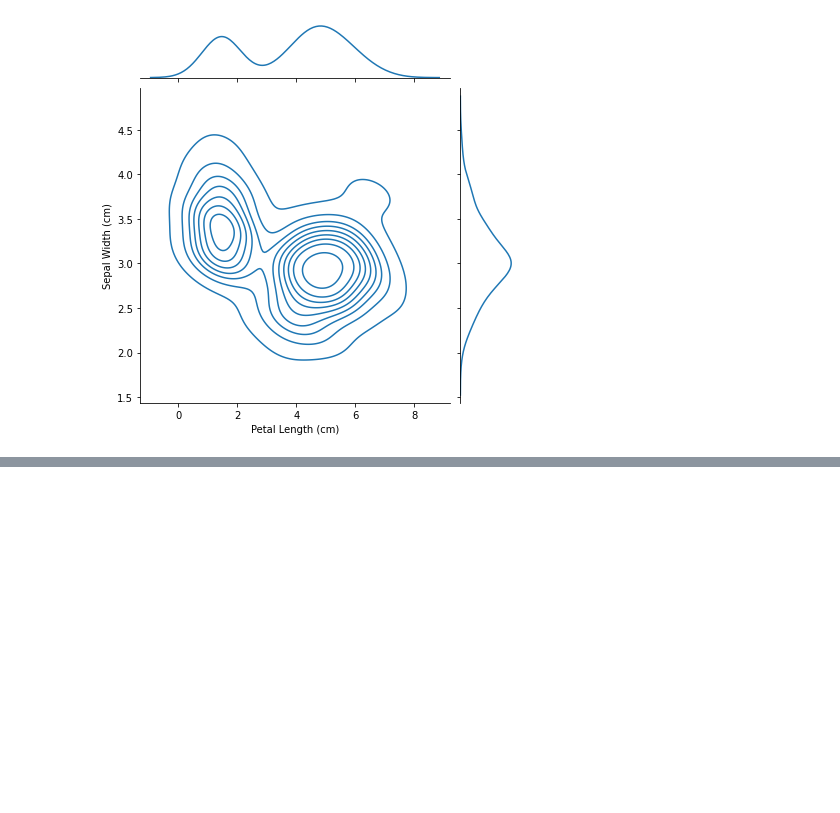
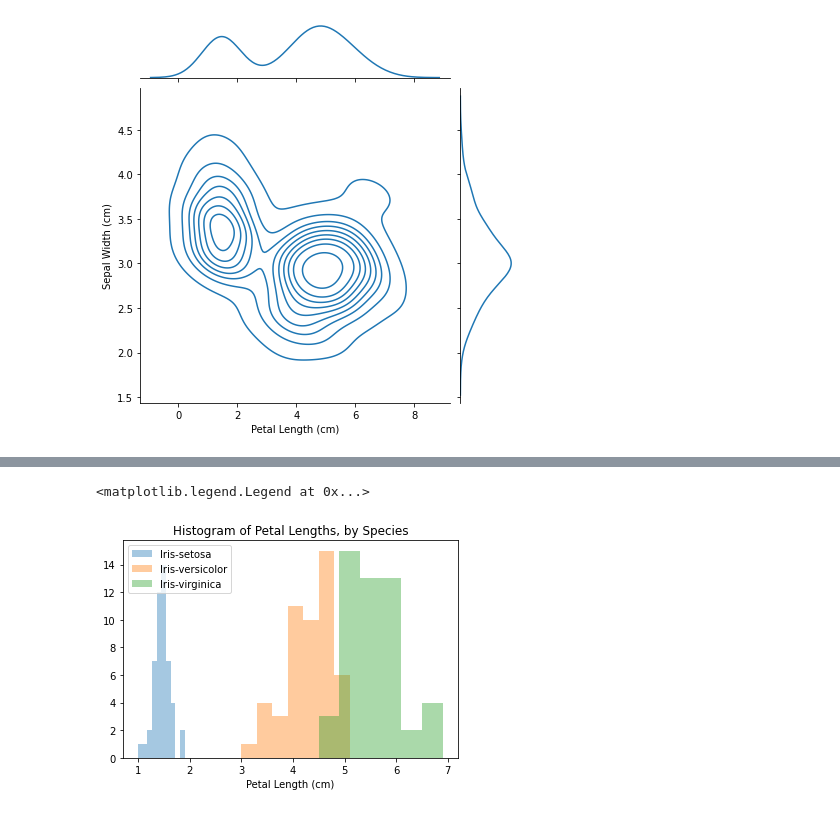
Before and after one commit to manoharuss/jupyter-notebooks, a Jupyter notebook: viz/distributions.ipynb, the cells around one changed output, grey strips where cells are left out. Cells and saved outputs as stored; diff of their text form; code cells hidden in the pictures; blank space fills up the shorter version.

```diff
--- a/viz/distributions.ipynb
+++ b/viz/distributions.ipynb
@@ -44,3 +53,18 @@ sns.jointplot(x=iris_data['Petal Length (cm)'], y=iris_data['Sepal Width (cm)'],
 # %% [output]
 <seaborn.axisgrid.JointGrid at 0x...>
 [figure]
+# %%
+# Color coded plots
+
+# Paths of the files to read
+iris_set_filepath = "../input_data/iris_setosa.csv"
+iris_ver_filepath = "../input_data/iris_versicolor.csv"
+iris_vir_filepath = "../input_data/iris_virginica.csv"
+
+# Read the files into variables
+iris_set_data = pd.read_csv(iris_set_filepath, index_col="Id")
+iris_ver_data = pd.read_csv(iris_ver_filepath, index_col="Id")
+iris_vir_data = pd.read_csv(iris_vir_filepath, index_col="Id")
+
+# Print the first 5 rows of the Iris versicolor data
+iris_ver_data.head()
@@ -46,0 +79,14 @@ sns.jointplot(x=iris_data['Petal Length (cm)'], y=iris_data['Sepal Width (cm)'],
+# %%
+# Histograms for each species
+sns.distplot(a=iris_set_data['Petal Length (cm)'], label="Iris-setosa", kde=False)
+sns.distplot(a=iris_ver_data['Petal Length (cm)'], label="Iris-versicolor", kde=False)
+sns.distplot(a=iris_vir_data['Petal Length (cm)'], label="Iris-virginica", kde=False)
+
+# Add title
+plt.title("Histogram of Petal Lengths, by Species")
+
+# Force legend to appear
+plt.legend()
+# %% [output]
+<matplotlib.legend.Legend at 0x...>
+[figure, added]
```
Also changed, not shown: parts of 3 cells of this notebook.
